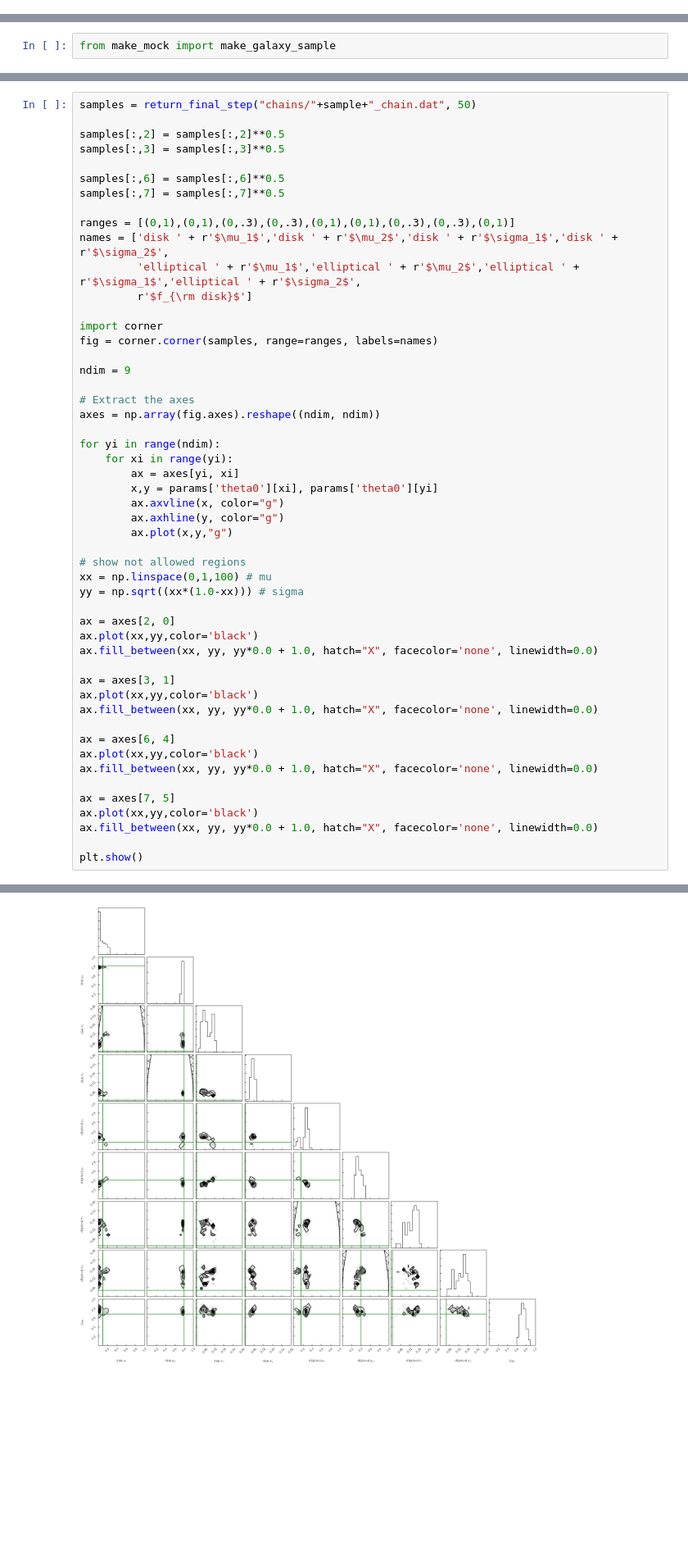
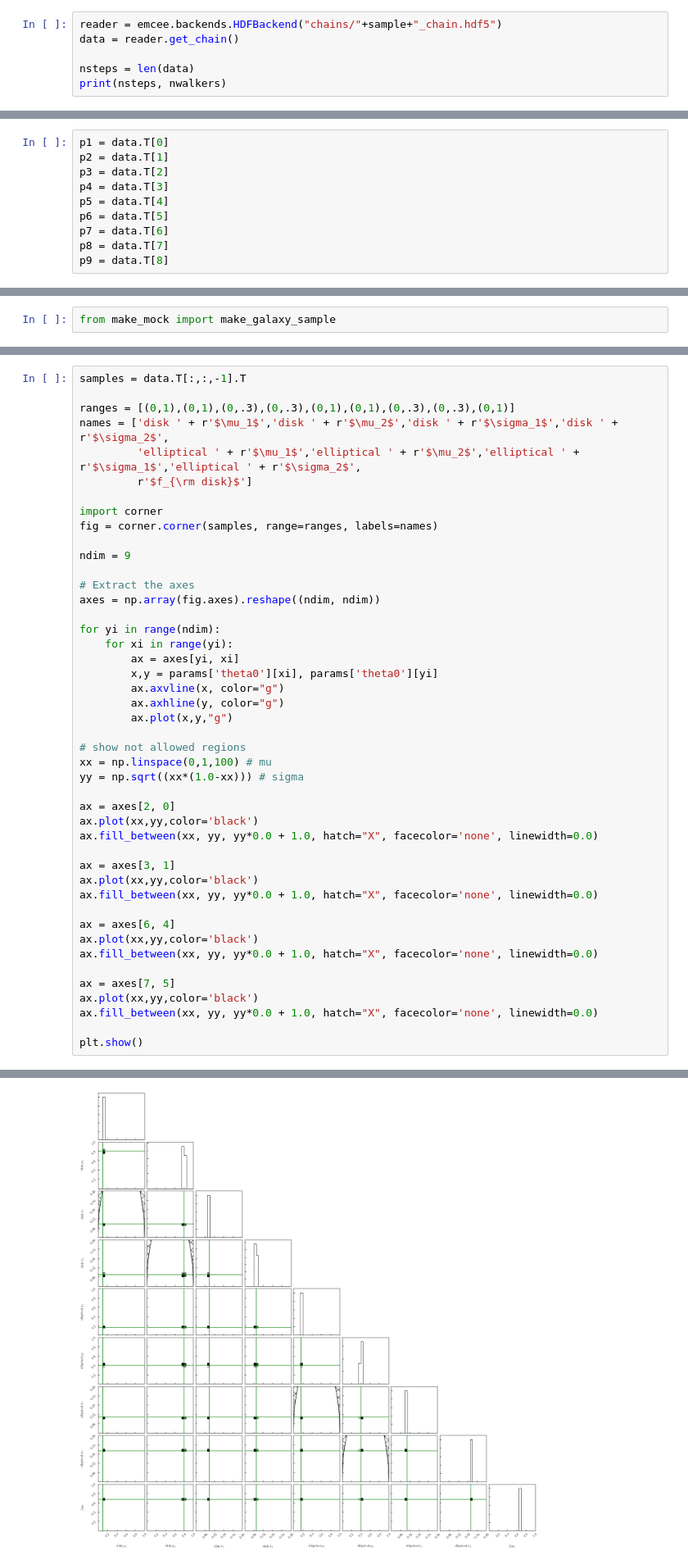
Before and after one commit to duncandc/galaxy_shapes, a Jupyter notebook: sdss_analysis/model_fitting/examine_fits.ipynb, the cells around one changed output, grey strips where cells are left out. Shown at 82% size. Cells and saved outputs as stored; diff of their text form; blank space fills up the shorter version.

Commit message:
using v3 of emcee now

```diff
--- a/sdss_analysis/model_fitting/examine_fits.ipynb
+++ b/sdss_analysis/model_fitting/examine_fits.ipynb
@@ -33,0 +14,6 @@ p9 = return_parameter_chains('col10', "chains/"+sample+"_chain.dat", nwalkers)
+# %%
+reader = emcee.backends.HDFBackend("chains/"+sample+"_chain.hdf5")
+data = reader.get_chain()
+
+nsteps = len(data)
+print(nsteps, nwalkers)
@@ -34,3 +22,13 @@ p9 = return_parameter_chains('col10', "chains/"+sample+"_chain.dat", nwalkers)
+# %%
+p1 = data.T[0]
+p2 = data.T[1]
+p3 = data.T[2]
+p4 = data.T[3]
+p5 = data.T[4]
+p6 = data.T[5]
+p7 = data.T[6]
+p8 = data.T[7]
+p9 = data.T[8]
 # %%
 print(np.percentile(p1[:,-1],[16, 50, 84]))
 print(np.percentile(p2[:,-1],[16, 50, 84]))
@@ -133,11 +131,5 @@ plt.show()
 # %%
-samples = return_final_step("chains/"+sample+"_chain.dat", 50)
-
-samples[:,2] = samples[:,2]**0.5
-samples[:,3] = samples[:,3]**0.5
-
-samples[:,6] = samples[:,6]**0.5
-samples[:,7] = samples[:,7]**0.5
+samples = data.T[:,:,-1].T
 
 ranges = [(0,1),(0,1),(0,.3),(0,.3),(0,1),(0,1),(0,.3),(0,.3),(0,1)]
 names = ['disk ' + r'$\mu_1$','disk ' + r'$\mu_2$','disk ' + r'$\sigma_1$','disk ' + r'$\sigma_2$',
@@ -200 +194 @@ WARNING:root:Too few points to create valid contours
-[figure, old version]
+[figure, new version]
```
Also changed, not shown: parts of 10 cells of this notebook, 8 other files.
